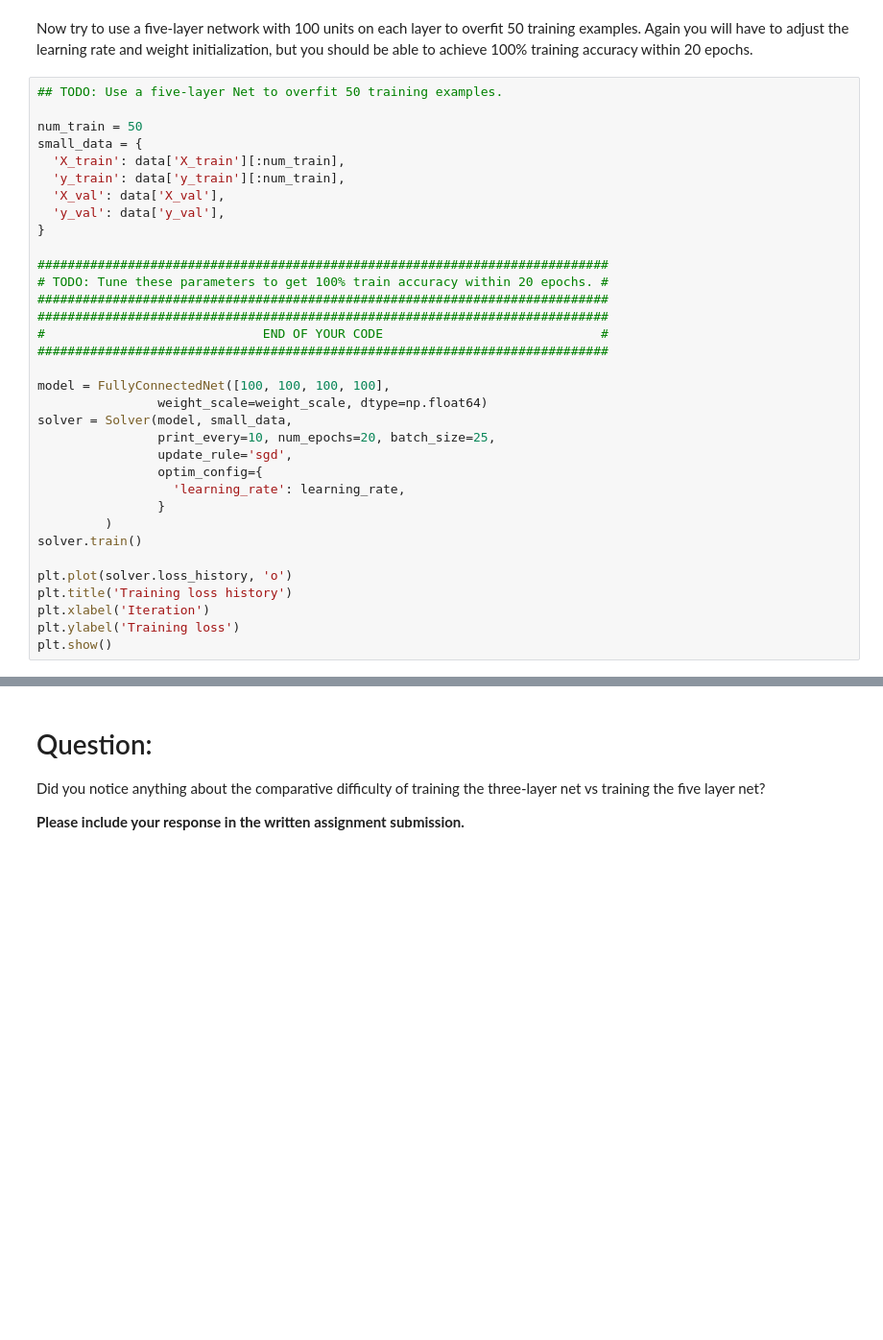
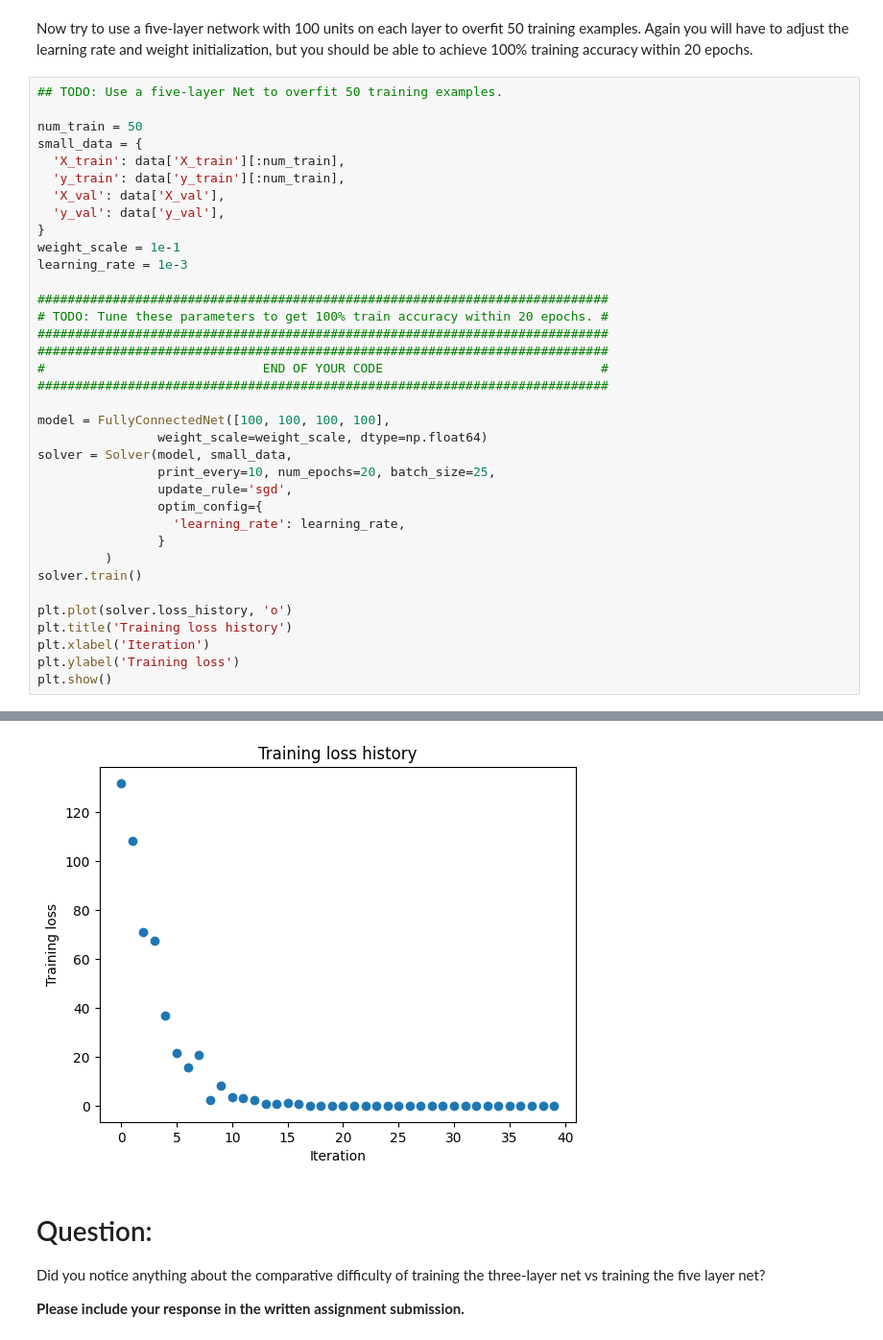
Before and after one commit to peeloo/cs282a, a Jupyter notebook: hw00/code/networks.ipynb, the cells around one changed output, grey strips where cells are left out. Shown at 96% size. Cells and saved outputs as stored; diff of their text form; blank space fills up the shorter version.

```diff
--- a/hw00/code/networks.ipynb
+++ b/hw00/code/networks.ipynb
@@ -453,6 +559,8 @@ small_data = {
   'X_val': data['X_val'],
   'y_val': data['y_val'],
 }
+weight_scale = 1e-1
+learning_rate = 1e-3
 
 ############################################################################
 # TODO: Tune these parameters to get 100% train accuracy within 20 epochs. #
@@ -477,3 +585,4 @@ plt.title('Training loss history')
 plt.xlabel('Iteration')
 plt.ylabel('Training loss')
 plt.show()
+# %% [output]
@@ -480,3 +606,4 @@ plt.show()
+[figure, added]
 # %% [markdown]
 # Question:
 Did you notice anything about the comparative difficulty of training the three-layer net vs training the five layer net?
```
Also changed, not shown: parts of 15 cells of this notebook.
